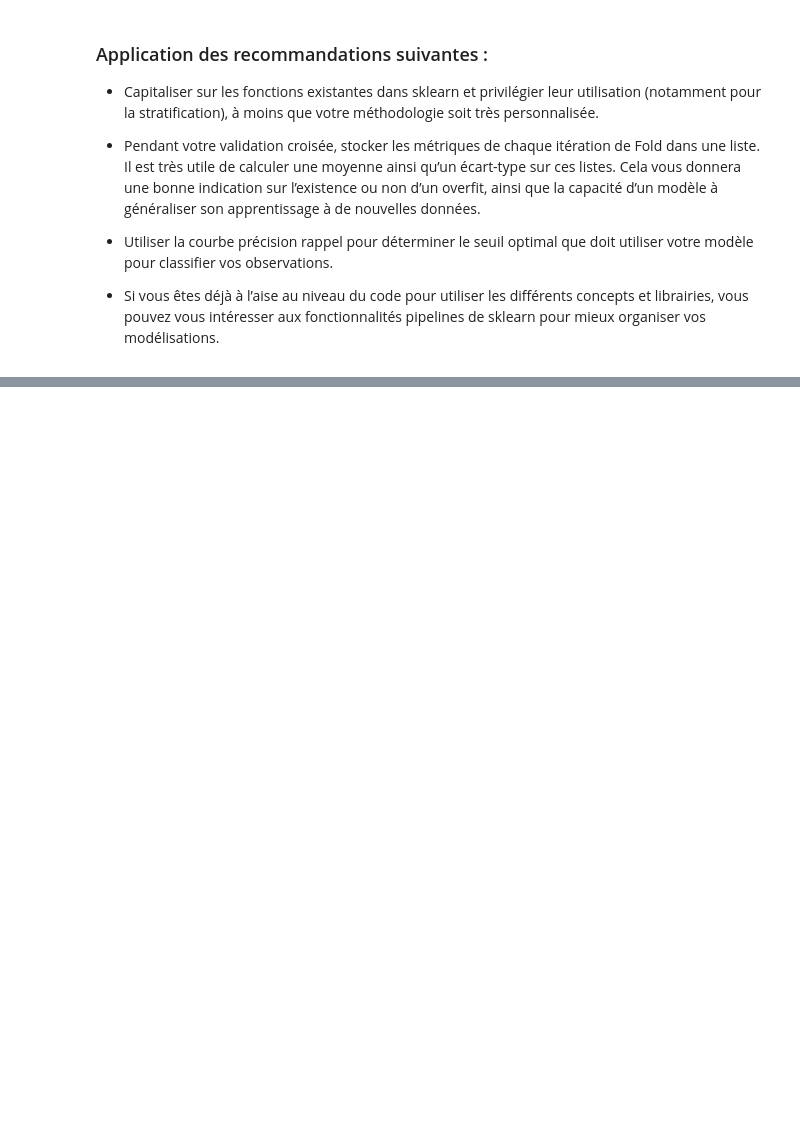
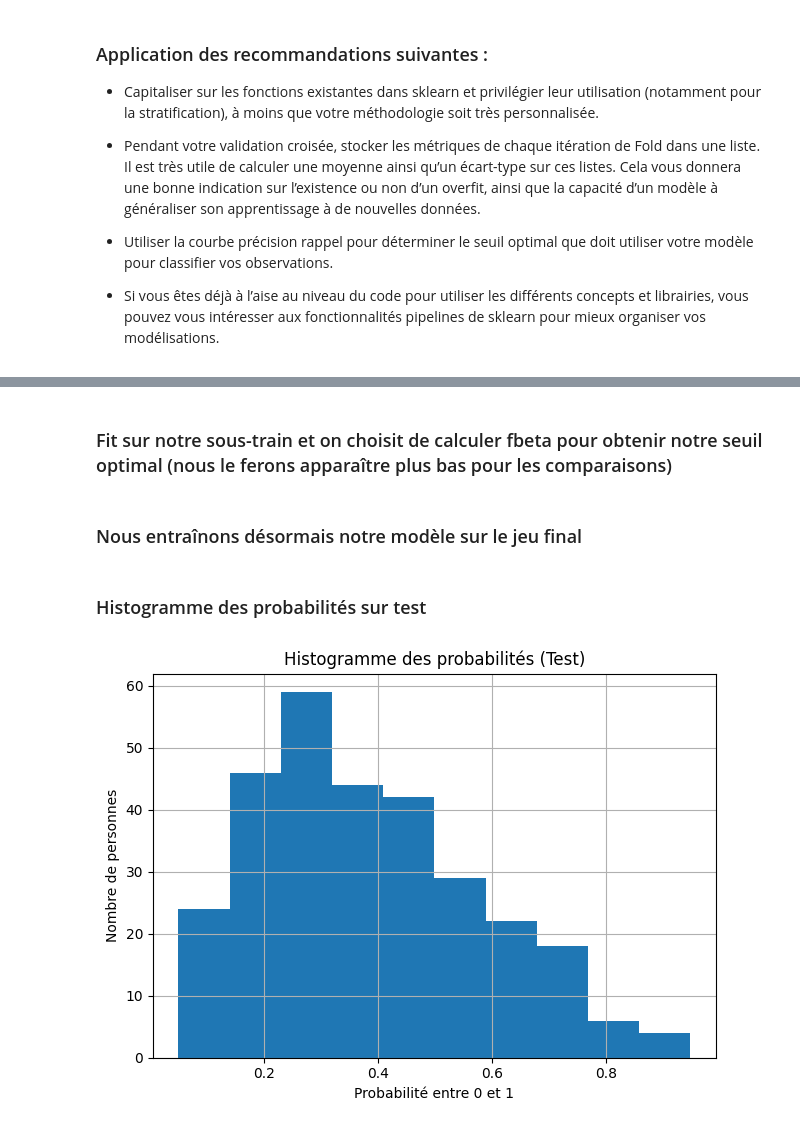
Before and after one commit to SCFlorian/Classifiez_automatiquement_des_informations, a Jupyter notebook: notebooks/notebook_4_amelioration_classification.ipynb, the cells around one changed output, grey strips where cells are left out. Drawn from its saved outputs; the diff is of its cells as text; code cells hidden in the pictures; blank space fills up the shorter version.

```diff
--- a/notebooks/notebook_4_amelioration_classification.ipynb
+++ b/notebooks/notebook_4_amelioration_classification.ipynb
@@ -352,0 +247,17 @@ CatBoost généralise mieux que RandomForest : l’écart train/val est plus rai
+# %%
+# Split interne Train/Validation pour choisir le seuil
+X_tr, X_val, y_tr, y_val = train_test_split(
+X_train, y_train, test_size=0.25, random_state=42, stratify=y_train)
+# %% [markdown]
+### Fit sur notre sous-train et on choisit de calculer fbeta pour obtenir notre seuil optimal (nous le ferons apparaître plus bas pour les comparaisons)
+# %%
+pipeline.fit(X_tr, y_tr)
+proba_val = pipeline.predict_proba(X_val)[:,1] # Cette ligne récupère pour chaque individu du jeu X_val, la probabilité d’appartenir à la classe 1
+precision_val, recall_val, thresholds_val = precision_recall_curve(y_val, proba_val)
+# Création du seuil fbeta
+beta = 2 # afin de mettre des poids supplémentaires sur le recall
+f_beta = (1 + beta**2) * (precision_val * recall_val) / (beta**2 * precision_val + recall_val)
+idx = int(np.nanargmax(f_beta))
+best_thr = float(thresholds_val[idx])
+# %% [markdown]
+### Nous entraînons désormais notre modèle sur le jeu final
@@ -352,0 +270,13 @@ CatBoost généralise mieux que RandomForest : l’écart train/val est plus rai
+# %% [markdown]
+### Histogramme des probabilités sur test
+# %%
+ # Histogramme des probabilités (Test)
+plt.hist(proba_test)
+plt.title("Histogramme des probabilités (Test)")
+plt.xlabel("Probabilité entre 0 et 1")
+plt.ylabel("Nombre de personnes")
+plt.grid()
+plt.tight_layout()
+plt.show()
+# %% [output]
+[figure, added]
```
Also changed, not shown: parts of 37 cells of this notebook, 4 other files.
